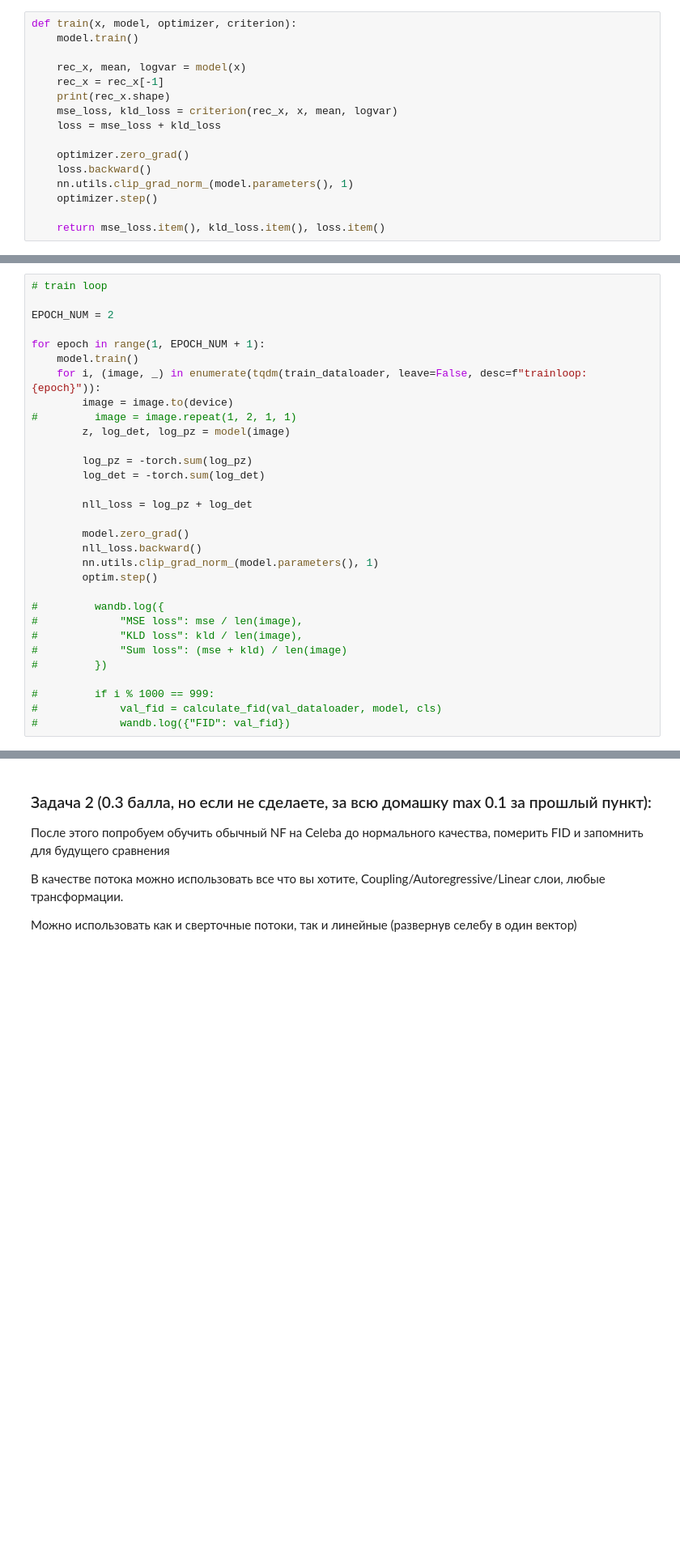
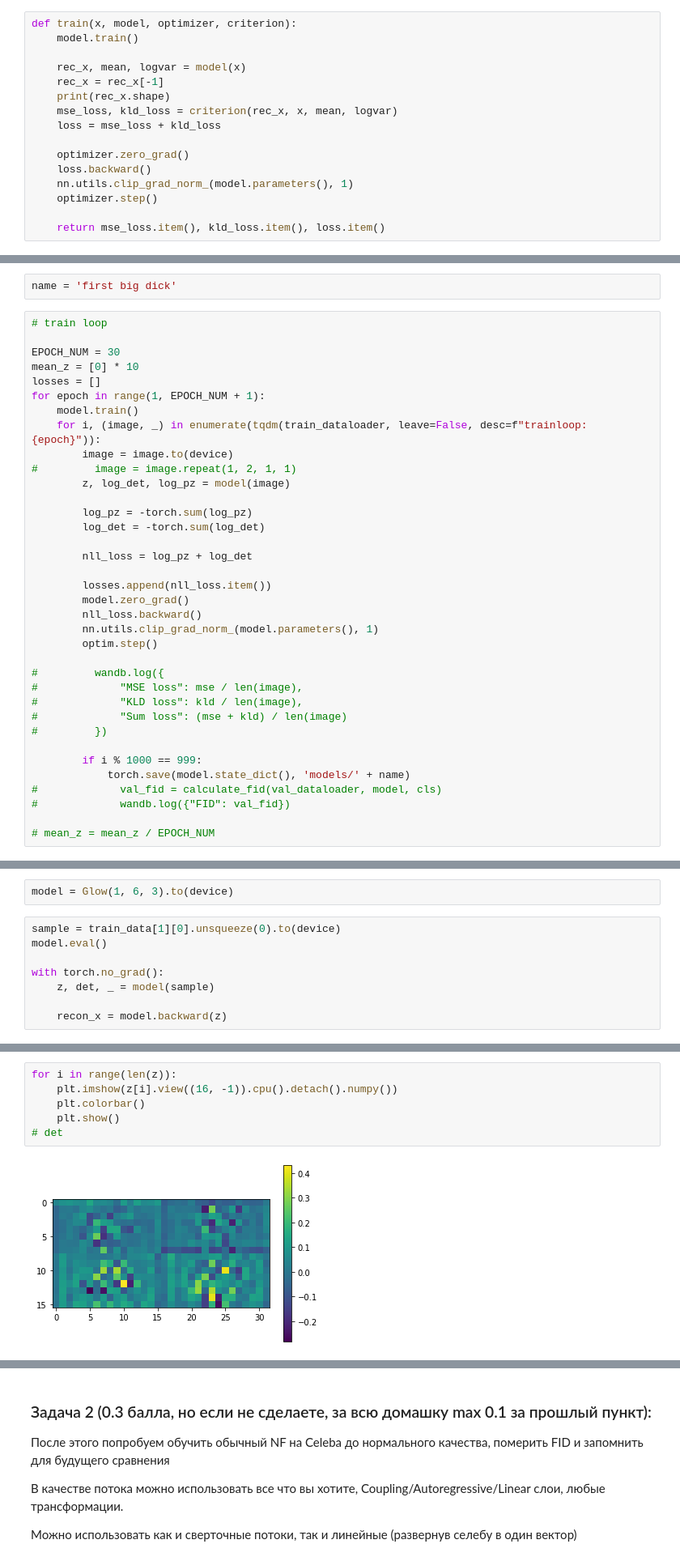
Before and after one commit to ashaba1in/decomposable-invertible-convolutional-kernels, a Jupyter notebook: hw3_VAENF.ipynb, the cells around one changed output, grey strips where cells are left out. Shown: that part at 81% size. Cells and saved outputs as stored; diff of their text form; blank space fills up the shorter version.

```diff
--- a/hw3_VAENF.ipynb
+++ b/hw3_VAENF.ipynb
@@ -102,9 +106,12 @@ model = Glow(1, 2, 2).to(device)
 optim = torch.optim.Adam(model.parameters(), lr=0.0001)
+# %%
+name = 'first big dick'
 # %%
 # train loop
 
-EPOCH_NUM = 2
-
+EPOCH_NUM = 30
+mean_z = [0] * 10
+losses = []
 for epoch in range(1, EPOCH_NUM + 1):
     model.train()
     for i, (image, _) in enumerate(tqdm(train_dataloader, leave=False, desc=f"trainloop: {epoch}")):
@@ -117,6 +124,7 @@ for epoch in range(1, EPOCH_NUM + 1):
 
         nll_loss = log_pz + log_det
 
+        losses.append(nll_loss.item())
         model.zero_grad()
         nll_loss.backward()
         nn.utils.clip_grad_norm_(model.parameters(), 1)
@@ -128,7 +136,10 @@ for epoch in range(1, EPOCH_NUM + 1):
 #             "Sum loss": (mse + kld) / len(image)
 #         })
 
-#         if i % 1000 == 999:
+        if i % 1000 == 999:
+            torch.save(model.state_dict(), 'models/' + name)
 #             val_fid = calculate_fid(val_dataloader, model, cls)
 #             wandb.log({"FID": val_fid})
+
+# mean_z = mean_z / EPOCH_NUM
 # %% [output]
@@ -135,0 +155,10 @@ RuntimeError: Given groups=1, weight of size [1, 1, 1, 3], expected input[16, 4,
+# %%
+model = Glow(1, 6, 3).to(device)
+# %%
+sample = train_data[1][0].unsqueeze(0).to(device)
+model.eval()
+
+with torch.no_grad():
+    z, det, _ = model(sample)
+
+    recon_x = model.backward(z)
@@ -135,0 +169,8 @@ RuntimeError: Given groups=1, weight of size [1, 1, 1, 3], expected input[16, 4,
+# %%
+for i in range(len(z)):
+    plt.imshow(z[i].view((16, -1)).cpu().detach().numpy())
+    plt.colorbar()
+    plt.show()
+# det
+# %% [output]
+[figure, added]
```
Also changed, not shown: parts of 11 cells of this notebook.
